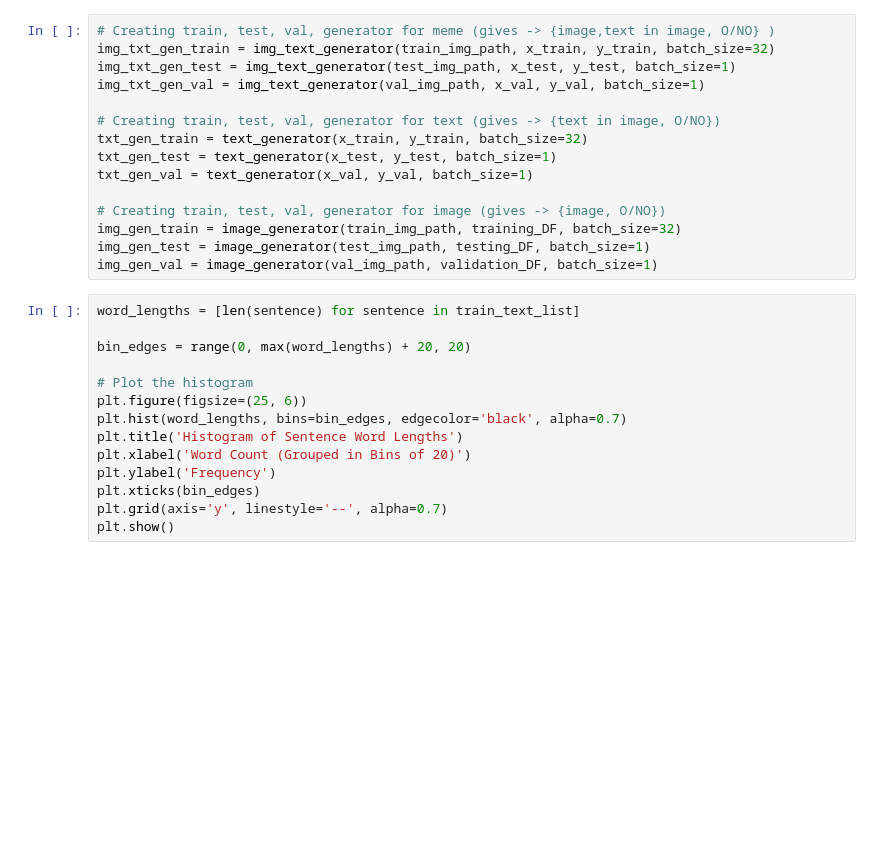
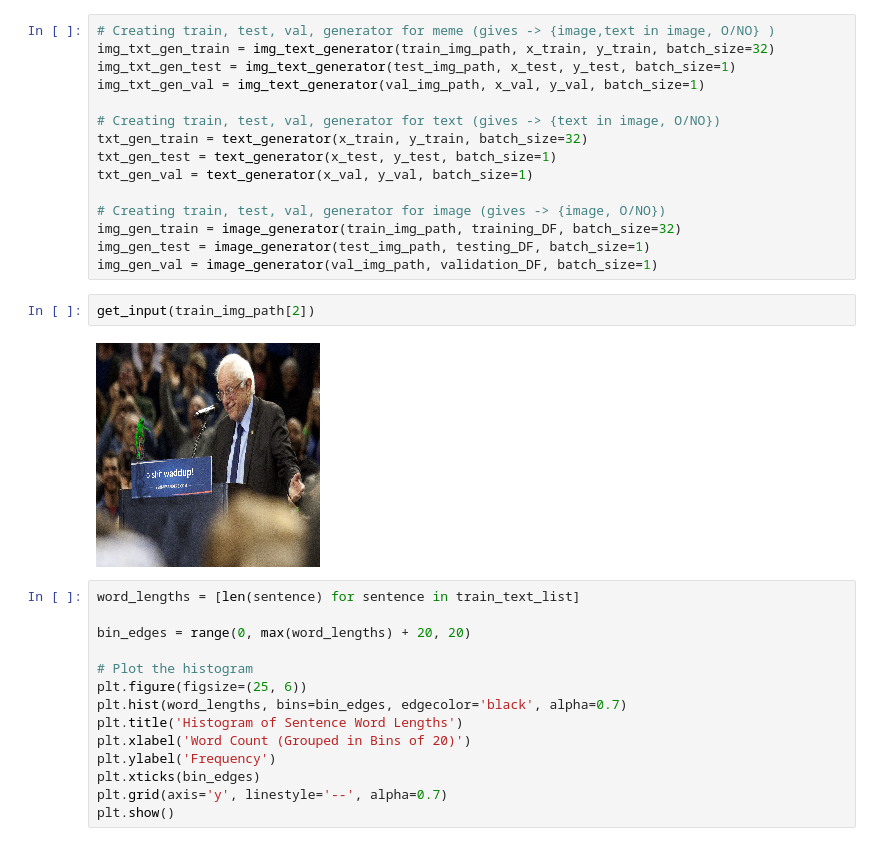
Before and after one commit to jasrajsehmbey/MultiOff, a Jupyter notebook: Final_Model.ipynb, the cells around one changed output. Saved outputs shown, nothing was run; the diff lists cells and outputs as text; blank space fills up the shorter version.

```diff
--- a/Final_Model.ipynb
+++ b/Final_Model.ipynb
@@ -158,6 +160,10 @@ txt_gen_val = text_generator(x_val, y_val, batch_size=1)
 img_gen_train = image_generator(train_img_path, training_DF, batch_size=32)
 img_gen_test = image_generator(test_img_path, testing_DF, batch_size=1)
 img_gen_val = image_generator(val_img_path, validation_DF, batch_size=1)
+# %%
+get_input(train_img_path[2])
+# %% [output]
+[figure, added]
 # %%
 word_lengths = [len(sentence) for sentence in train_text_list]
 
```
Also changed, not shown: parts of 10 cells of this notebook, 2 other files.
